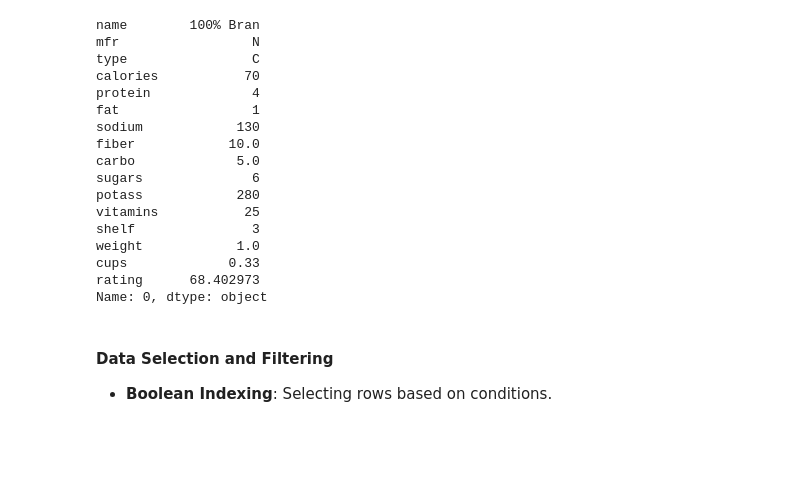
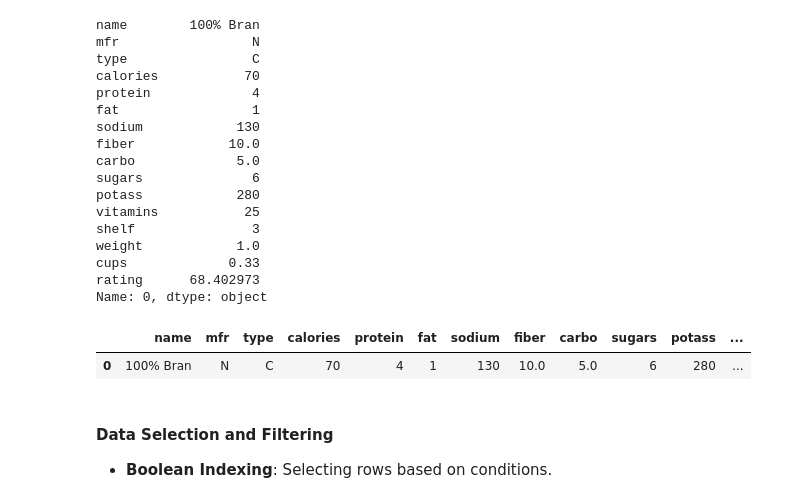
Before and after one commit to themarisolhernandez/ds-review-lessons, a Jupyter notebook: 03-intro-to-pandas.ipynb, the cells around one changed output. Saved outputs shown, nothing was run; the diff lists cells and outputs as text; code cells hidden in the pictures; blank space fills up the shorter version.

```diff
--- a/03-intro-to-pandas.ipynb
+++ b/03-intro-to-pandas.ipynb
@@ -374,6 +374,11 @@ weight            1.0
 cups             0.33
 rating      68.402973
 Name: 0, dtype: object
+# %%
+df.head(1)
+# %% [output]
+|  | name | mfr | type | calories | protein | fat | sodium | fiber | carbo | sugars | potass | ... |
+| 0 | 100% Bran | N | C | 70 | 4 | 1 | 130 | 10.0 | 5.0 | 6 | 280 | ... |
 # %% [markdown]
 #### Data Selection and Filtering
 - **Boolean Indexing**: Selecting rows based on conditions.
```
Also changed, not shown: parts of 4 cells of this notebook, 3 other files.
